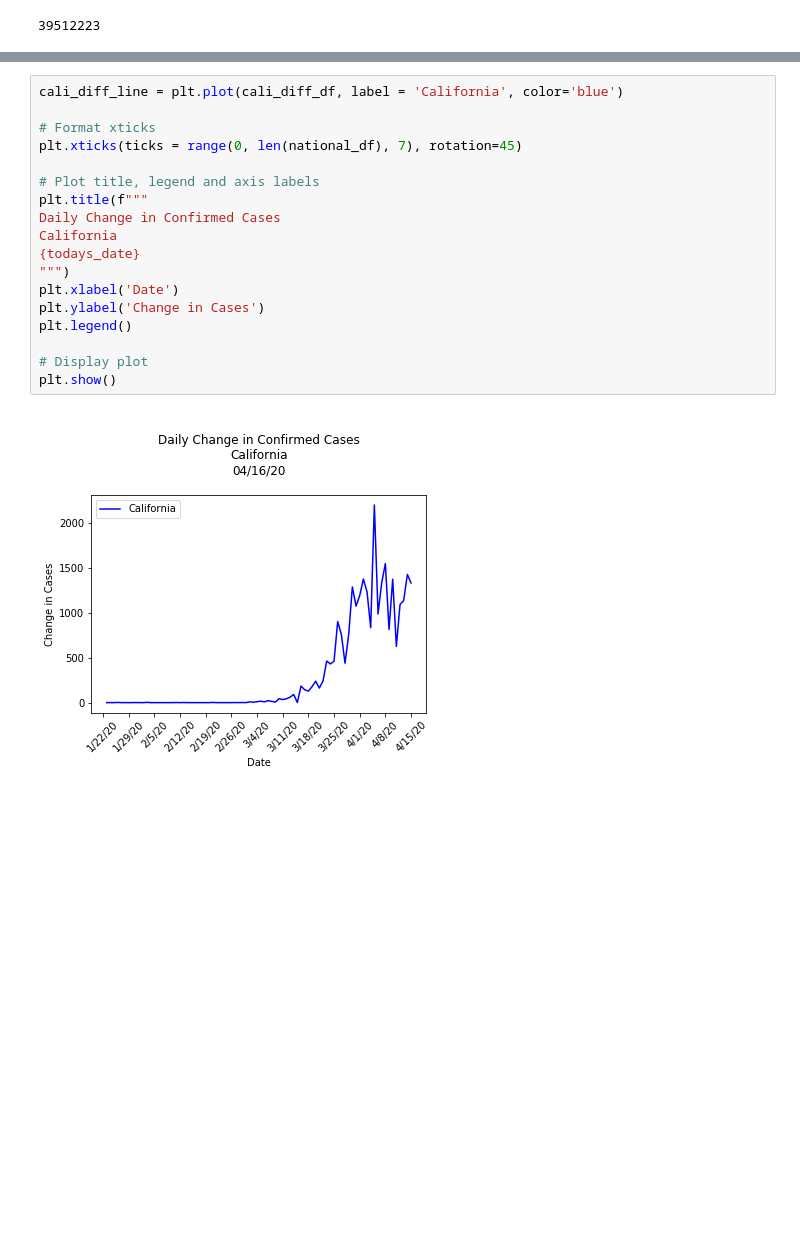
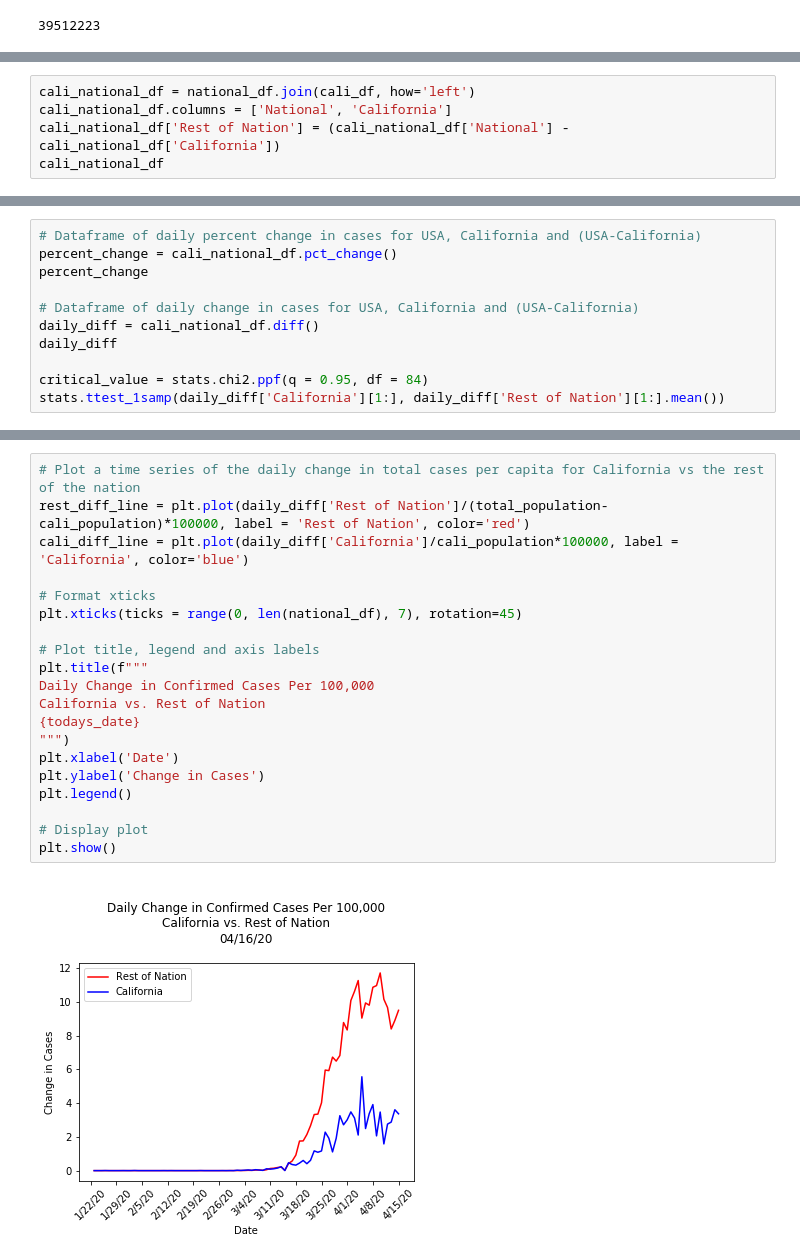
Before and after one commit to aaronrotman/project-one, a Jupyter notebook: main.ipynb, the cells around one changed output, grey strips where cells are left out. Drawn from its saved outputs; the diff is of its cells as text; blank space fills up the shorter version.

```diff
--- a/main.ipynb
+++ b/main.ipynb
@@ -475 +476,6 @@ cali_diff_df
 85 rows × 1 columns
+# %%
+cali_national_df = national_df.join(cali_df, how='left')
+cali_national_df.columns = ['National', 'California']
+cali_national_df['Rest of Nation'] = (cali_national_df['National'] - cali_national_df['California'])
+cali_national_df
@@ -475,0 +496,11 @@ cali_diff_df
+# %%
+# Dataframe of daily percent change in cases for USA, California and (USA-California)
+percent_change = cali_national_df.pct_change()
+percent_change
+
+# Dataframe of daily change in cases for USA, California and (USA-California)
+daily_diff = cali_national_df.diff()
+daily_diff
+
+critical_value = stats.chi2.ppf(q = 0.95, df = 84)
+stats.ttest_1samp(daily_diff['California'][1:], daily_diff['Rest of Nation'][1:].mean())
@@ -541,20 +575,22 @@ plt.show()
 # %%
-cali_diff_line = plt.plot(cali_diff_df, label = 'California', color='blue')
+# Plot a time series of the daily change in total cases per capita for California vs the rest of the nation
+rest_diff_line = plt.plot(daily_diff['Rest of Nation']/(total_population-cali_population)*100000, label = 'Rest of Nation', color='red')
+cali_diff_line = plt.plot(daily_diff['California']/cali_population*100000, label = 'California', color='blue')
 
 # Format xticks
 plt.xticks(ticks = range(0, len(national_df), 7), rotation=45)
 
 # Plot title, legend and axis labels
 plt.title(f"""
-Daily Change in Confirmed Cases
-California
+Daily Change in Confirmed Cases Per 100,000
+California vs. Rest of Nation
 {todays_date}
 """)
 plt.xlabel('Date')
 plt.ylabel('Change in Cases')
 plt.legend()
 
 # Display plot
 plt.show()
 # %% [output]
-[figure, old version]
+[figure, new version]
```
Also changed, not shown: parts of 6 cells of this notebook.
